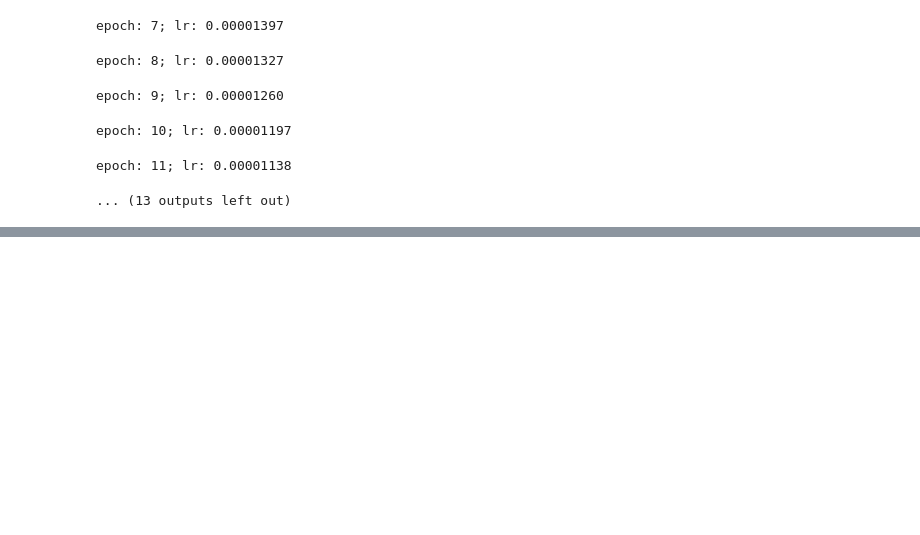
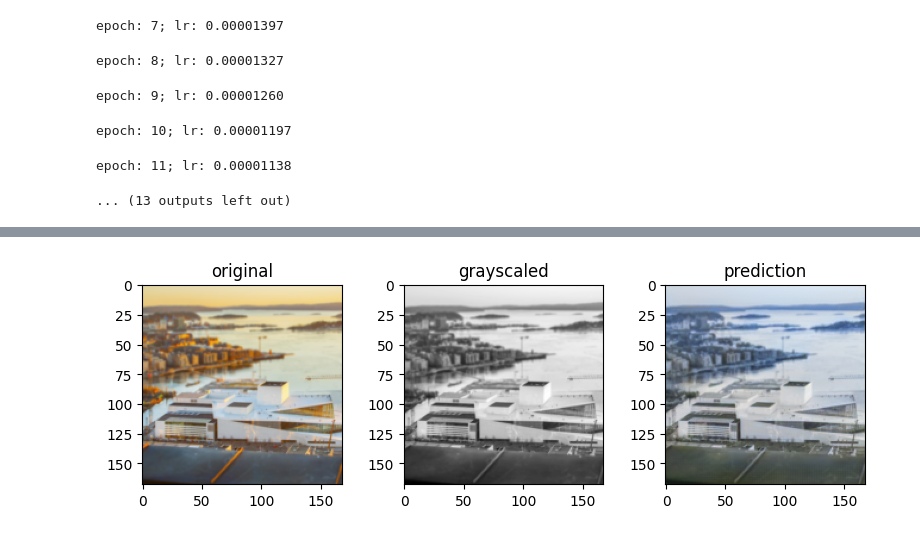
Before and after one commit to IntrntSrfr/encoder-decoders, a Jupyter notebook: colorize.ipynb, the cells around one changed output, grey strips where cells are left out. Saved outputs shown, nothing was run; the diff lists cells and outputs as text; code cells hidden in the pictures; blank space fills up the shorter version.

```diff
--- a/colorize.ipynb
+++ b/colorize.ipynb
@@ -152,0 +158,8 @@ torch.save(model, './models/colorize_25_2e-5.pt')
+# %%
+from PIL import Image
+img = Image.open('./test_images/Opera_Oslo.jpg')
+img = img.convert('RGB')
+x = tf_train(img)
+compare(x)
+# %% [output]
+[figure, added]
```
Also changed, not shown: parts of 7 cells of this notebook, 1 other file.
